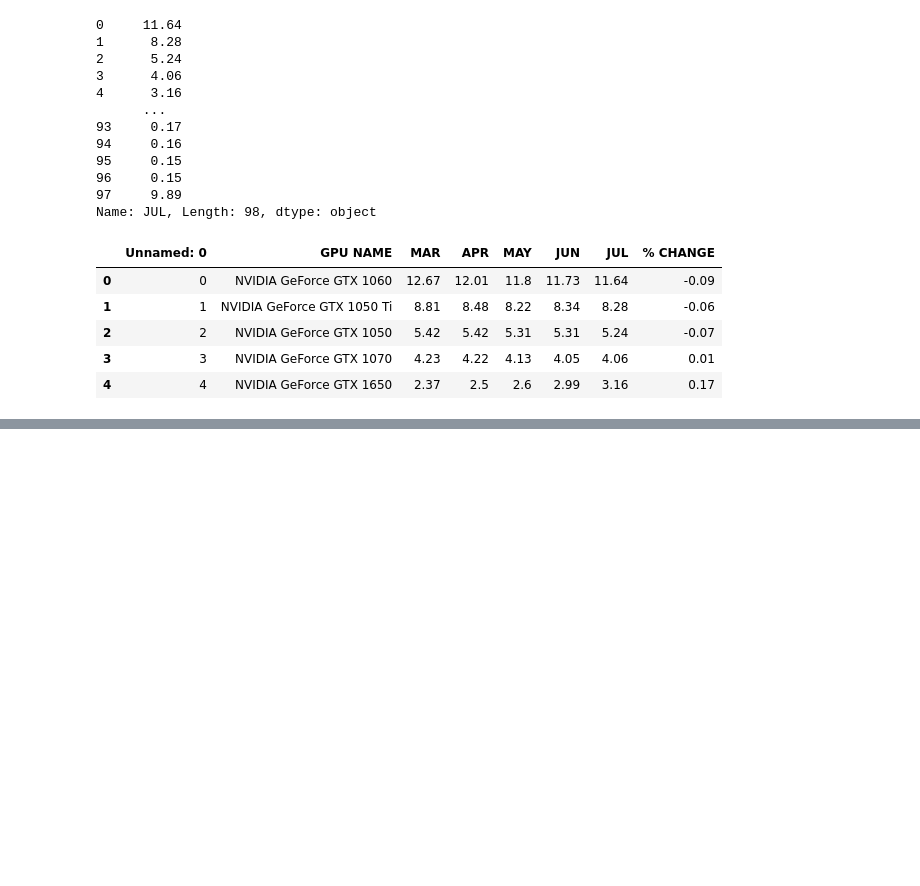
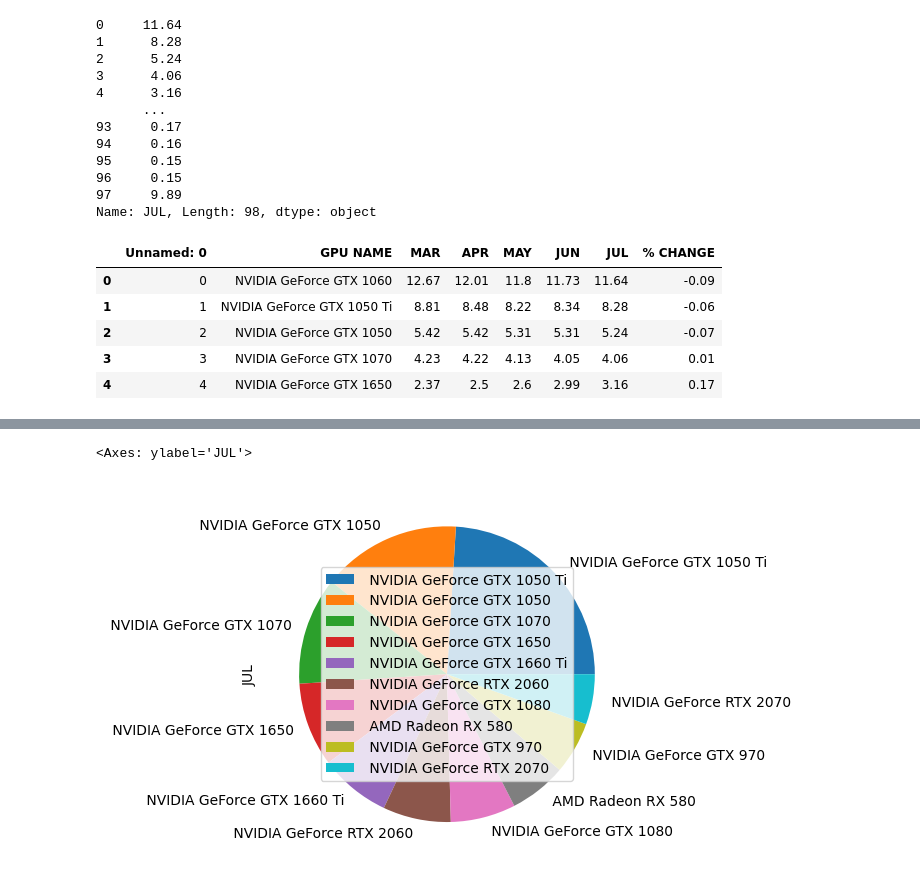
Before and after one commit to JosephB2/Code-Lancashire-Python-Module, a Jupyter notebook: Pandas homework.ipynb, the cells around one changed output, grey strips where cells are left out. Drawn from its saved outputs; the diff is of its cells as text; code cells hidden in the pictures; blank space fills up the shorter version.

```diff
--- a/Pandas homework.ipynb
+++ b/Pandas homework.ipynb
@@ -155,0 +164,5 @@ df['gpu'].head()
+# %%
+df['gpu'][1:11].plot.pie(y="JUL")
+# %% [output]
+<Axes: ylabel='JUL'>
+[figure, added]
```
Also changed, not shown: parts of 7 cells of this notebook, 2 other files.
